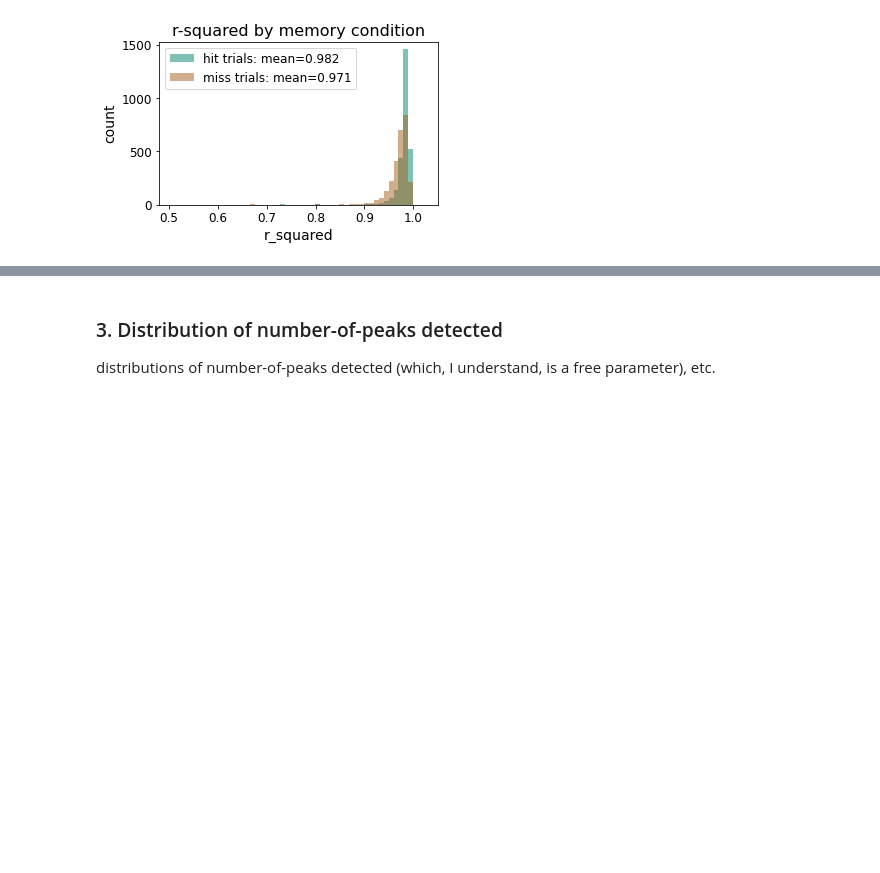
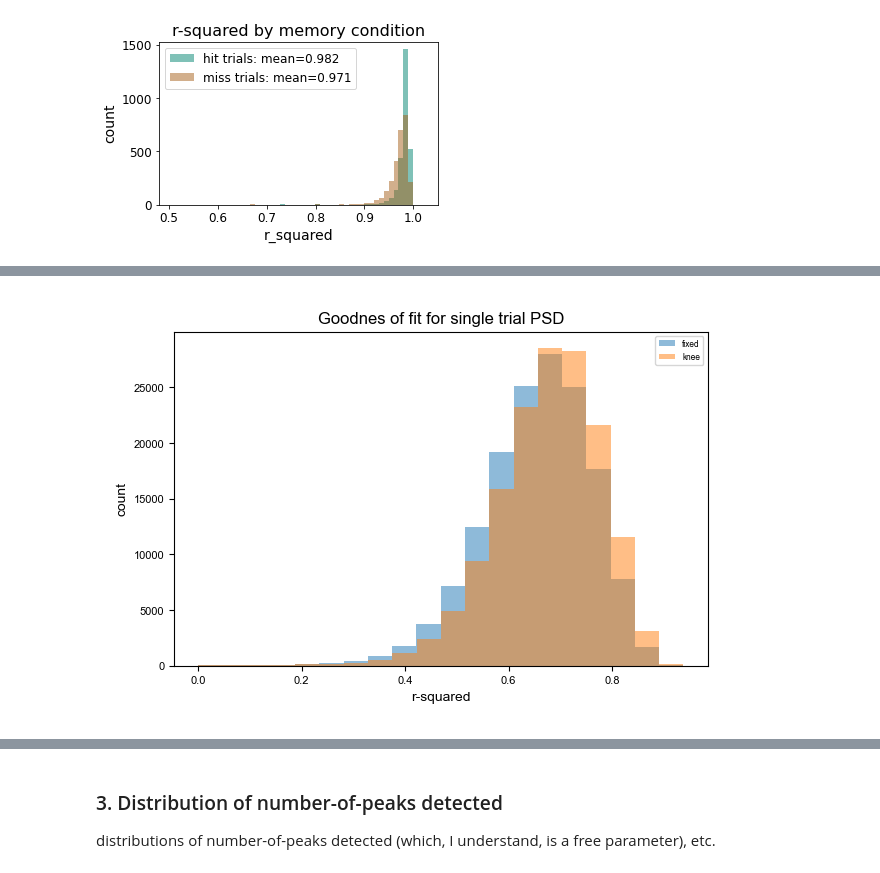
Before and after one commit to voytekresearch/oscillation_vs_exponent, a Jupyter notebook: notebooks/assess_model_fits.ipynb, the cells around one changed output, grey strips where cells are left out. Saved outputs shown, nothing was run; the diff lists cells and outputs as text; code cells hidden in the pictures; blank space fills up the shorter version.

Commit message:
add single trial r-squared hist

```diff
--- a/notebooks/assess_model_fits.ipynb
+++ b/notebooks/assess_model_fits.ipynb
@@ -33,16 +27,5 @@ PATIENTS = ['pat02','pat04','pat05','pat08','pat10','pat11','pat15','pat16',
 # %%
-# Matplotlib rcParams
-
-# font/text size
-rcParams['xtick.labelsize'] = 12
-rcParams['ytick.labelsize'] = 12
-rcParams['axes.labelsize'] = 14
-rcParams['axes.titlesize'] = 16
-rcParams['legend.fontsize'] = 12
-
-# saving
-rcParams['savefig.dpi'] = 300
-rcParams['savefig.facecolor'] = 'w'
+plt.style.use('../mplstyle/default.mplstyle')
 # %% [markdown]
 ## Main
 # %% [markdown]
@@ -199,0 +189,5 @@ plt.show()
+# %%
+# load params
+df = pd.read_csv(f"{PROJECT_PATH}/data/results/psd_trial_params.csv")
+df = df.loc[df['memory']=='hit']
+df
@@ -199,0 +208,11 @@ plt.show()
+# %%
+# plot hist of r-squared values for both ap_modes
+fig, ax = plt.subplots(1,1, figsize=[6,4])
+ax.hist(df.loc[df['ap_mode']=='fixed', 'r_squared'], bins=20, alpha=0.5, label='fixed')
+ax.hist(df.loc[df['ap_mode']=='knee', 'r_squared'], bins=20, alpha=0.5, label='knee')
+ax.set(xlabel="r-squared", ylabel="count")
+ax.set_title("Goodnes of fit for single trial PSD")
+ax.legend()
+plt.show()
+# %% [output]
+[figure, added]
```
Also changed, not shown: parts of 10 cells of this notebook.
